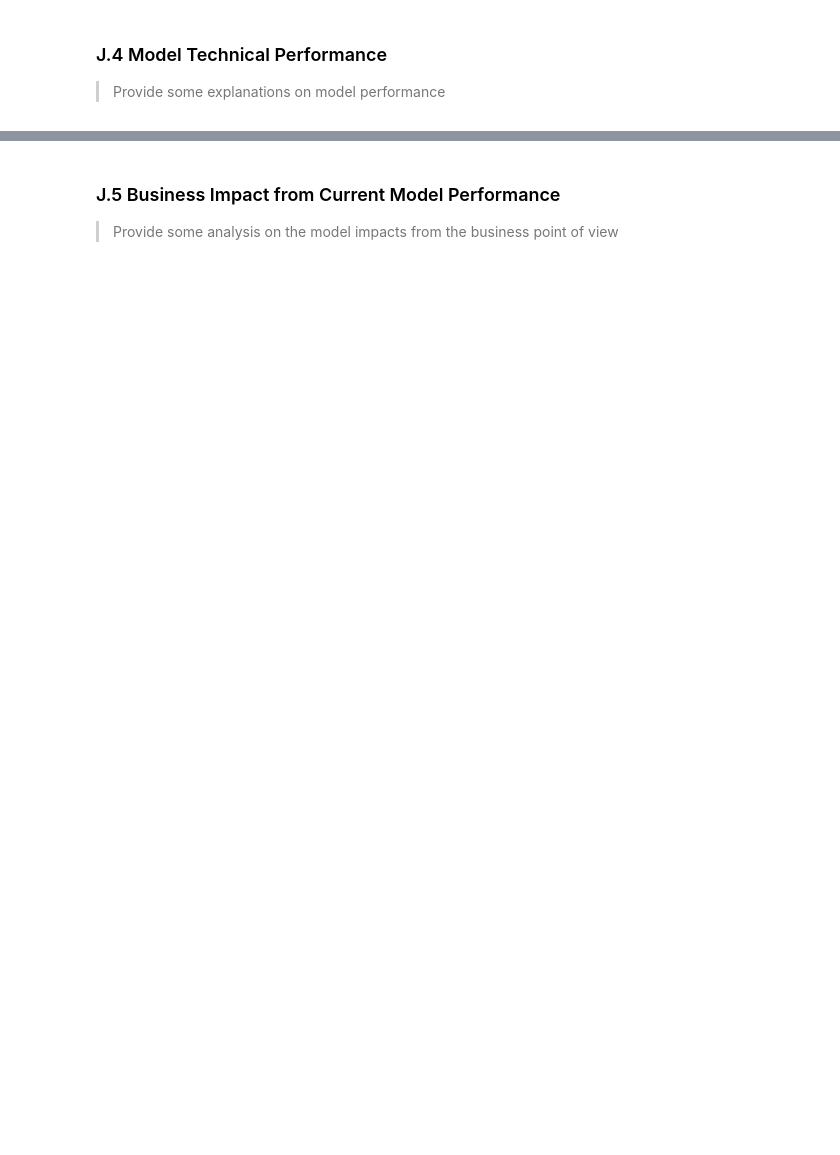
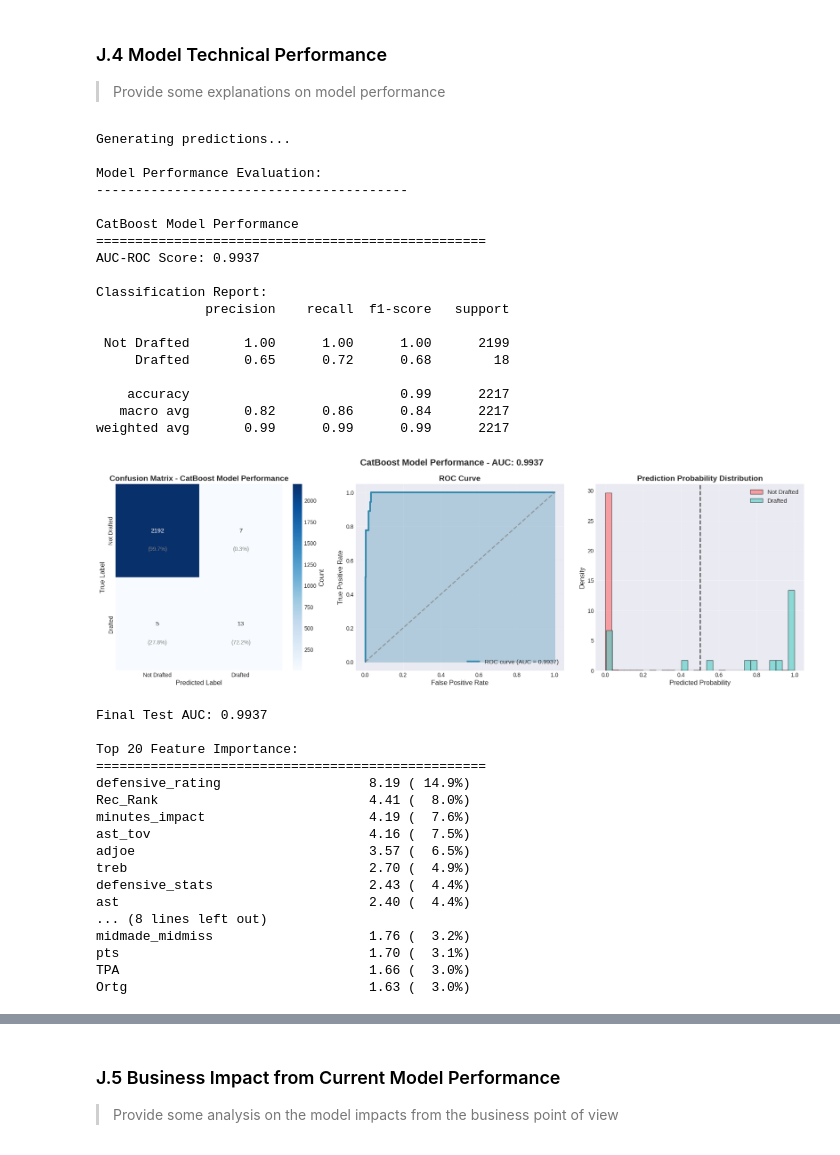
Before and after one commit to tooichitake/36120-AT1-Group5, a Jupyter notebook: 25605217/notebooks/36120-25SP-group5-25605217-AT1-experiment-2.ipynb, the cells around one changed output, grey strips where cells are left out. Saved outputs shown, nothing was run; the diff lists cells and outputs as text; code cells hidden in the pictures; blank space fills up the shorter version.

```diff
--- a/25605217/notebooks/36120-25SP-group5-25605217-AT1-experiment-2.ipynb
+++ b/25605217/notebooks/36120-25SP-group5-25605217-AT1-experiment-2.ipynb
@@ -702,13 +821,16 @@ print_tile(size="h3", key='data_splitting_explanations', value=data_splitting_ex
 # Identify categorical features for CatBoost
 categorical_features = ['team', 'conf', 'yr', 'type']
 
-# CatBoost handles categoricals natively, but ensure they're marked as category dtype
+# CatBoost handles categoricals natively, but we need to handle NaN values
+# Fill missing values with 'missing' string for categorical features
 for col in categorical_features:
     if col in X_train.columns:
-        X_train[col] = X_train[col].astype('category')
-        X_val[col] = X_val[col].astype('category')
-        X_test[col] = X_test[col].astype('category')
+        X_train[col] = X_train[col].fillna('missing').astype(str)
+        X_val[col] = X_val[col].fillna('missing').astype(str)
+        X_test[col] = X_test[col].fillna('missing').astype(str)
 
 print(f"Categorical features prepared for CatBoost: {categorical_features}")
-print(f"\nData types:")
-print(X_train[categorical_features].dtypes)
+print(f"\nUnique values per categorical feature:")
+for col in categorical_features:
+    if col in X_train.columns:
+        print(f"{col}: {X_train[col].nunique()} unique values")
@@ -927,30 +1121,71 @@ y_test_pred_binary, y_test_pred_proba = trainer.predict(X_test)
 
 # Use visualization module's evaluate_model function
 print("\nModel Performance Evaluation:")
 print("-"*40)
 auc_score = visualization.evaluate_model(
     y_test, y_test_pred_proba, y_test_pred_binary,
     title="CatBoost Model Performance"
 )
 print(f"\nFinal Test AUC: {auc_score:.4f}")
 
 # Get feature importance from trainer
 importance_df = trainer.get_feature_importance(X_train.columns.tolist(), top_n=20)
 print("\nTop 20 Feature Importance:")
 print("="*50)
 for _, row in importance_df.iterrows():
     print(f"{row['feature']:30s} {row['importance']:8.2f} ({row['importance_normalized']:5.1f}%)")
 
+# Visualize feature importance
+fig = visualization.plot_feature_importance(importance_df, top_n=15)
+plt.show()
+
 # Additional metrics
 from sklearn.metrics import classification_report, confusion_matrix
 print("\n\nClassification Report:")
 print("="*50)
 print(classification_report(y_test, y_test_pred_binary, target_names=['Not Drafted', 'Drafted']))
 
 print("\nConfusion Matrix:")
 print("="*50)
 cm = confusion_matrix(y_test, y_test_pred_binary)
 print(f"True Negatives:  {cm[0,0]:5d}")
 print(f"False Positives: {cm[0,1]:5d}")
 print(f"False Negatives: {cm[1,0]:5d}")
 print(f"True Positives:  {cm[1,1]:5d}")
+# %% [output]
+Generating predictions...
+
+Model Performance Evaluation:
+----------------------------------------
+
+CatBoost Model Performance
+==================================================
+AUC-ROC Score: 0.9937
+
+Classification Report:
+              precision    recall  f1-score   support
+
+ Not Drafted       1.00      1.00      1.00      2199
+     Drafted       0.65      0.72      0.68        18
+
+    accuracy                           0.99      2217
+   macro avg       0.82      0.86      0.84      2217
+weighted avg       0.99      0.99      0.99      2217
+[figure, added]
+Final Test AUC: 0.9937
+
+Top 20 Feature Importance:
+==================================================
+defensive_rating                   8.19 ( 14.9%)
+Rec_Rank                           4.41 (  8.0%)
+minutes_impact                     4.19 (  7.6%)
+ast_tov                            4.16 (  7.5%)
+adjoe                              3.57 (  6.5%)
+treb                               2.70 (  4.9%)
+defensive_stats                    2.43 (  4.4%)
+ast                                2.40 (  4.4%)
+... (8 lines left out)
+midmade_midmiss                    1.76 (  3.2%)
+pts                                1.70 (  3.1%)
+TPA                                1.66 (  3.0%)
+Ortg                               1.63 (  3.0%)
```
Also changed, not shown: parts of 43 cells of this notebook, 11 other files.
